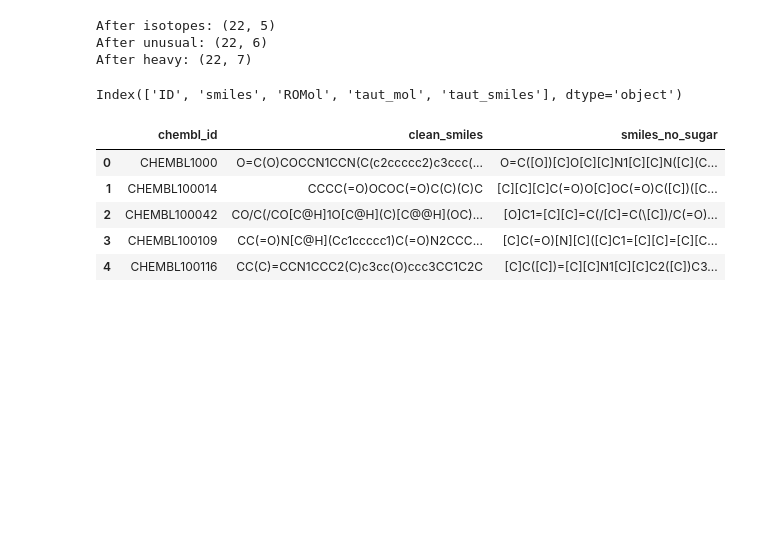
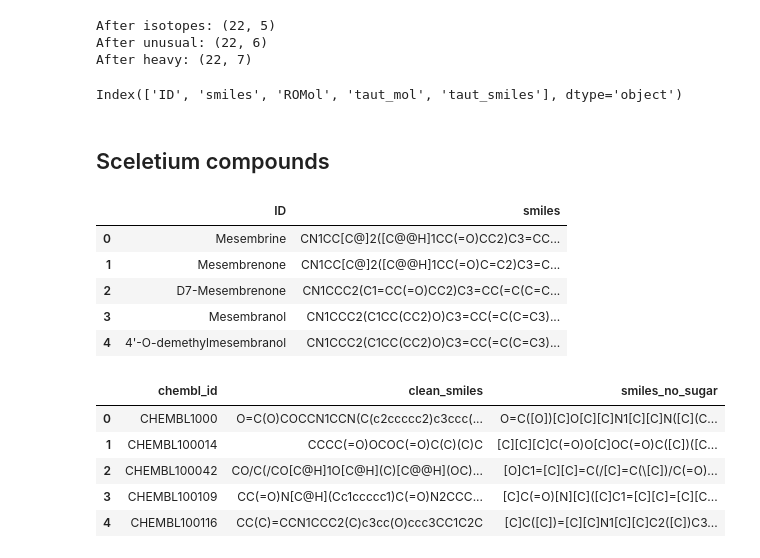
Before and after one commit to BernalFA/2025_Greiner_PseudoNPs, a Jupyter notebook: notebooks/1.02-fb-data_preparation.ipynb, the cells around one changed output. Cells and saved outputs as stored; diff of their text form; code cells hidden in the pictures; blank space fills up the shorter version.

Commit message:
add preparation of Sceletium dataset

```diff
--- a/notebooks/1.02-fb-data_preparation.ipynb
+++ b/notebooks/1.02-fb-data_preparation.ipynb
@@ -506,3 +506,5 @@ Index(['ID', 'smiles', 'ROMol', 'taut_mol', 'taut_smiles'], dtype='object')
 compounds_filtered[["ID", "taut_smiles"]].to_csv(
     HERE / "data" / "processed" / "compounds_GreinerL_cleaned.csv", index=False
 )
+# %% [markdown]
+## Sceletium compounds
@@ -508,0 +517,47 @@ compounds_filtered[["ID", "taut_smiles"]].to_csv(
+# %%
+full_sceletium = {
+    "ID": [
+        "Mesembrine",
+        "Mesembrenone",
+        "D7-Mesembrenone",
+        "Mesembranol",
+        "4'-O-demethylmesembranol",
+        "Mesembrenol",
+        "4'-O-demethylmesembrenol",
+        "4'-O-demethylmesembrenone",
+        "Sceletenone",
+        "N-demethyl-N-formyl-mesembrenone",
+        "O-acetylmesembrenol",
+        "Mesembrane",
+        "N-demethylmesembranol",
+        "N-demethylmesembrenol",
+        "Sceletium A4",
+    ],
+    "smiles": [
+        "CN1CC[C@]2([C@@H]1CC(=O)CC2)C3=CC(=C(C=C3)OC)OC",
+        "CN1CC[C@]2([C@@H]1CC(=O)C=C2)C3=CC(=C(C=C3)OC)OC",
+        "CN1CCC2(C1=CC(=O)CC2)C3=CC(=C(C=C3)OC)OC",
+        "CN1CCC2(C1CC(CC2)O)C3=CC(=C(C=C3)OC)OC",
+        "CN1CCC2(C1CC(CC2)O)C3=CC(=C(C=C3)O)OC",
+        "CN1CCC2(C1CC(C=C2)O)C3=CC(=C(C=C3)OC)OC",
+        "CN1CCC2(C1CC(C=C2)O)C3=CC(=C(C=C3)O)OC",
+        "CN1CC[C@]2([C@@H]1CC(=O)C=C2)C3=CC(=C(C=C3)O)OC",
+        "CN1CC[C@]2([C@@H]1CC(=O)C=C2)C3=CC=C(C=C3)O",
+        "O=CN1CC[C@]2([C@@H]1CC(=O)C=C2)C3=CC(=C(C=C3)OC)OC",
+        "CN1CCC2(C1CC(C=C2)OC(=O)C)C3=CC(=C(C=C3)OC)OC",
+        "CN1CC[C@@]2([C@H]1CCCC2)C3=CC(=C(C=C3)OC)OC",
+        "N1CCC2(C1CC(CC2)O)C3=CC(=C(C=C3)OC)OC",
+        "N1CCC2(C1CC(C=C2)O)C3=CC(=C(C=C3)OC)OC",
+        "COC1=CC=C([C@@]23CCC4=NC=CC=C4[C@@H]2N(C)CC3)C=C1OC",
+    ]
+}
+
+sceletium = pd.DataFrame(full_sceletium)
+sceletium.head()
+# %% [output]
+|  | ID | smiles |
+| 0 | Mesembrine | CN1CC[C@]2([C@@H]1CC(=O)CC2)C3=CC... |
+| 1 | Mesembrenone | CN1CC[C@]2([C@@H]1CC(=O)C=C2)C3=C... |
+| 2 | D7-Mesembrenone | CN1CCC2(C1=CC(=O)CC2)C3=CC(=C(C=C... |
+| 3 | Mesembranol | CN1CCC2(C1CC(CC2)O)C3=CC(=C(C=C3)... |
+| 4 | 4'-O-demethylmesembranol | CN1CCC2(C1CC(CC2)O)C3=CC(=C(C=C3)... |
```
Also changed, not shown: parts of 3 cells of this notebook.
